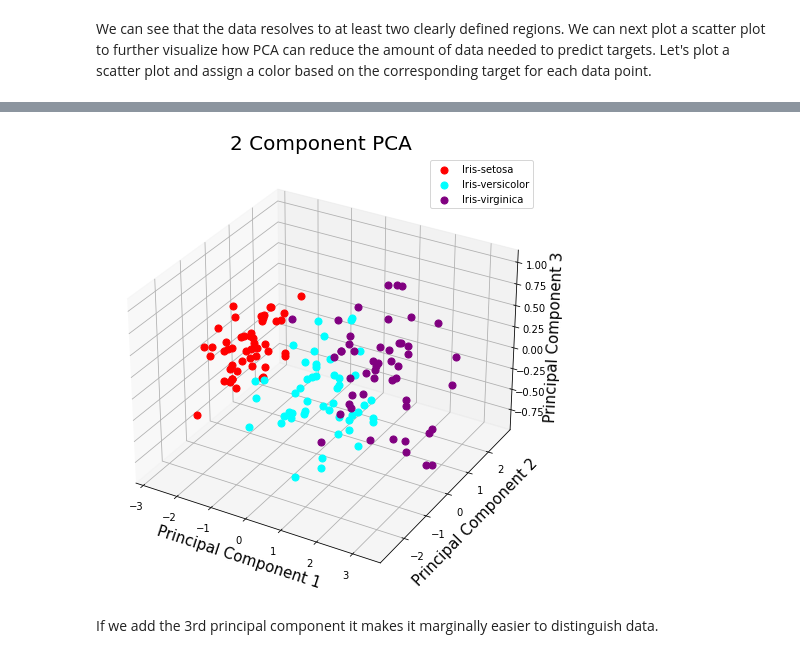
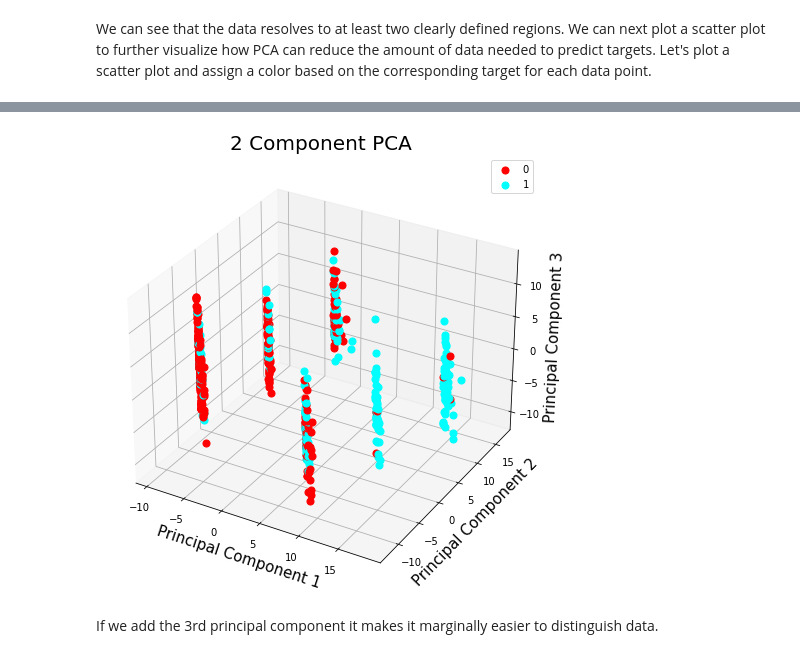
Before and after one commit to NCAR/ai4essportal, a Jupyter notebook: NB1_data_exploration.ipynb, the cells around one changed output, grey strips where cells are left out. Drawn from its saved outputs; the diff is of its cells as text; code cells hidden in the pictures.

Commit message:
Finished replacing Iris dataset with Titanic dataset

```diff
--- a/NB1_data_exploration.ipynb
+++ b/NB1_data_exploration.ipynb
@@ -258,0 +275,9 @@ dataFrame_titanic.tail(5)
+# %%
+dataFrame_titanic_PCA = dataFrame_titanic.loc[:,['Pclass','Sex', 'Age', 'SibSp',
+       'Parch', 'Fare', 'Survived']]
+
+dataFrame_titanic_PCA.dropna(inplace=True)
+dataFrame_titanic_PCA.reset_index(drop=True, inplace=True)
+
+dataFrame_titanic_PCA['Sex'].replace('male', 0 ,inplace=True)
+dataFrame_titanic_PCA['Sex'].replace('female', 1 ,inplace=True)
@@ -263,14 +304,14 @@ We can't visualize the feature matrix X because it is currently a 150 by 4 dimen
 
 You must normalize/scale your data before applying PCA. If you do not normalize your data to have the same standard deviation for all features, some data will be weighted disporportionately. After you fit PCA, you will generate a list of principal components specified when you fit the data. You can reduce the dimension of your data from the $(n \times m)$ matrix where n represents number of rows and m represents number of features to $(n \times k)$ where n represents the number of rows of data and k represents the number of components you want to reduce your data to. This allows you to visualize data by reducing the dimension. It also can help you solve machine learning algorithms like linear regression faster. When you reduce the dimension, you are also reducing the amount of information available to perform ML. This can be a problem if the cummulative explained variance drops below a certain threshold. Let's examine the effects of PCA with a really simple example before moving on to performing PCA on our dataset.
 # %%
-X = dataFrame_flowers[dataFrame_flowers.columns[0:4]]
-X_scaled = StandardScaler().fit_transform(X)
+X = dataFrame_titanic_PCA[dataFrame_titanic_PCA.columns[0:6]]
+X_scaled = MinMaxScaler(feature_range=[-10,10]).fit_transform(X)
 pca_X_scaled = PCA().fit(X_scaled)
 plt.figure(figsize=(12,5))
 
 pca_X_not_scaled = PCA().fit(X)
-_ = plt.plot([1,2,3,4], np.cumsum(pca_X_scaled.explained_variance_ratio_), color='blue', label="Scaled Data")
-_ = plt.plot([1,2,4,4], np.cumsum(pca_X_not_scaled.explained_variance_ratio_), color = 'orange', label="Not Scaled Data" )
+_ = plt.plot([1,2,3,4,5,6], np.cumsum(pca_X_scaled.explained_variance_ratio_), color='blue', label="Scaled Data")
+_ = plt.plot([1,2,3,4,5,6], np.cumsum(pca_X_not_scaled.explained_variance_ratio_), color = 'orange', label="Not Scaled Data" )
 plt.axhline(0.85, color="red", linestyle = "--")
 plt.legend(loc="best")
 plt.xlabel("Component")
@@ -317,0 +339,17 @@ plt.show()
+# %%
+survived_key = {'0': 'red','1': 'cyan'}
+
+fig = plt.figure(figsize = (8,8))
+ax = fig.add_subplot(1,1,1)
+ax.set_xlabel('Principal Component 1', fontsize = 15)
+ax.set_ylabel('Principal Component 2', fontsize = 15)
+ax.set_title('2 Component PCA', fontsize = 20)
+
+for index in dataFrame_titanic_PCA.index:
+    survived = str(int(dataFrame_titanic_PCA.iloc[index]["Survived"]))
+    ax.scatter(X_pca_scaled[index, 0], X_pca_scaled[index, 1], color = survived_key[survived], label = survived, s = 100)
+ax.legend(survived_key.keys())
+leg = ax.get_legend()
+leg.legendHandles[0].set_color('red')
+leg.legendHandles[1].set_color('cyan')
+plt.show()
@@ -318,26 +358,25 @@ plt.show()
 # %%
-flowertypes = {'Iris-setosa': 'red','Iris-versicolor': 'cyan', 'Iris-virginica': "purple"}
+survived_key = {'0': 'red','1': 'cyan'}
 
 fig = plt.figure(figsize = (8,8))
 ax = fig.add_subplot(projection='3d')
 ax.set_xlabel('Principal Component 1', fontsize = 15)
 ax.set_ylabel('Principal Component 2', fontsize = 15)
 ax.set_zlabel('Principal Component 3', fontsize = 15)
 
 ax.set_title('2 Component PCA', fontsize = 20)
 
 
-for index in dataFrame_flowers.index:
-    target = dataFrame_flowers.iloc[index]["target"]
-    ax.scatter(X_pca_scaled[index, 0], X_pca_scaled[index, 1], X_pca_scaled[index,2], color = flowertypes[target], label = target, s = 50)
-ax.legend(flowertypes.keys())
+for index in dataFrame_titanic_PCA.index:
+    survived = str(int(dataFrame_titanic_PCA.iloc[index]["Survived"]))
+    ax.scatter(X_pca_scaled[index, 0], X_pca_scaled[index, 1], X_pca_scaled[index,2], color = survived_key[survived], label = survived, s = 50)
+ax.legend(survived_key.keys())
 leg = ax.get_legend()
 leg.legendHandles[0].set_color('red')
 leg.legendHandles[1].set_color('cyan')
-leg.legendHandles[2].set_color('purple')
 plt.show()
 # %% [output]
-[figure, old version]
+[figure, new version]
 # %% [markdown]
 If we add the 3rd principal component it makes it marginally easier to distinguish data.
 # %% [markdown]
```
Also changed, not shown: parts of 15 cells of this notebook.
